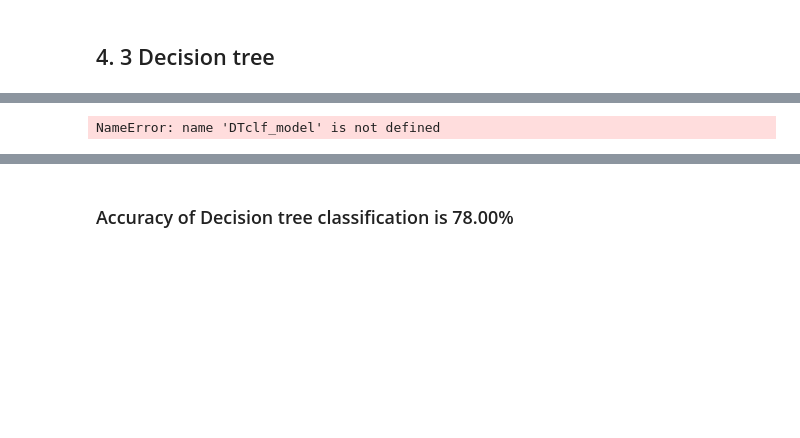
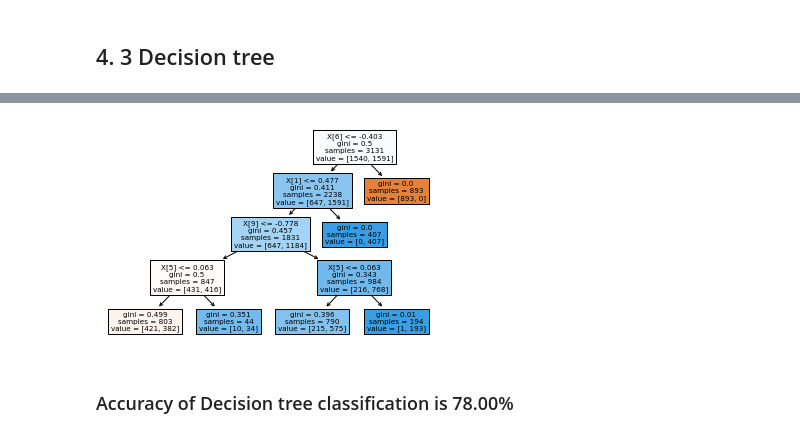
Before and after one commit to AshwinUniyal/Major_Project, a Jupyter notebook: Stage 2 Churn rate - 5050.ipynb, the cells around one changed output, grey strips where cells are left out. Cells and saved outputs as stored; diff of their text form; code cells hidden in the pictures; blank space fills up the shorter version.

Commit message:
Created random forest graphs for visualizations

```diff
--- a/Stage 2 Churn rate - 5050.ipynb
+++ b/Stage 2 Churn rate - 5050.ipynb
@@ -543,7 +543,7 @@ param_grid = {'C': [0.1, 1, 10, 100, 1000],
               'gamma': [1, 0.1, 0.01, 0.001, 0.0001],
               'kernel': ['rbf']}
 
-grid = GridSearchCV(SVC(), param_grid, refit = True, verbose = 3)
+grid = GridSearchCV(SVC(), param_grid, refit = True, verbose = 3,return_train_score=True)
 
 # fitting the model for grid search
 grid.fit(X_train, y_train)
@@ -714,6 +715,8 @@ NameError: name 'X_train' is not defined
 from sklearn import tree
 import graphviz
 
+DTclf_model = DecisionTreeClassifier(criterion="gini", max_depth=4)
+DTclf_model.fit(X_train,y_train)
 tree.plot_tree(DTclf_model, filled = True)
 class_names = [ '0' , '1']
 feature_names = list(X.columns.values)
@@ -728,4 +731,3 @@ dot_data = tree.export_graphviz(DTclf_model,
 graph = graphviz.Source(dot_data)
 graph
 # %% [output]
-NameError: name 'DTclf_model' is not defined
@@ -732,3 +735,4 @@ NameError: name 'DTclf_model' is not defined
+[figure, added]
 # %% [markdown]
 ### Accuracy of Decision tree classification is 78.00%
 # %% [markdown]
```
Also changed, not shown: parts of 11 cells of this notebook, 1 other file.
